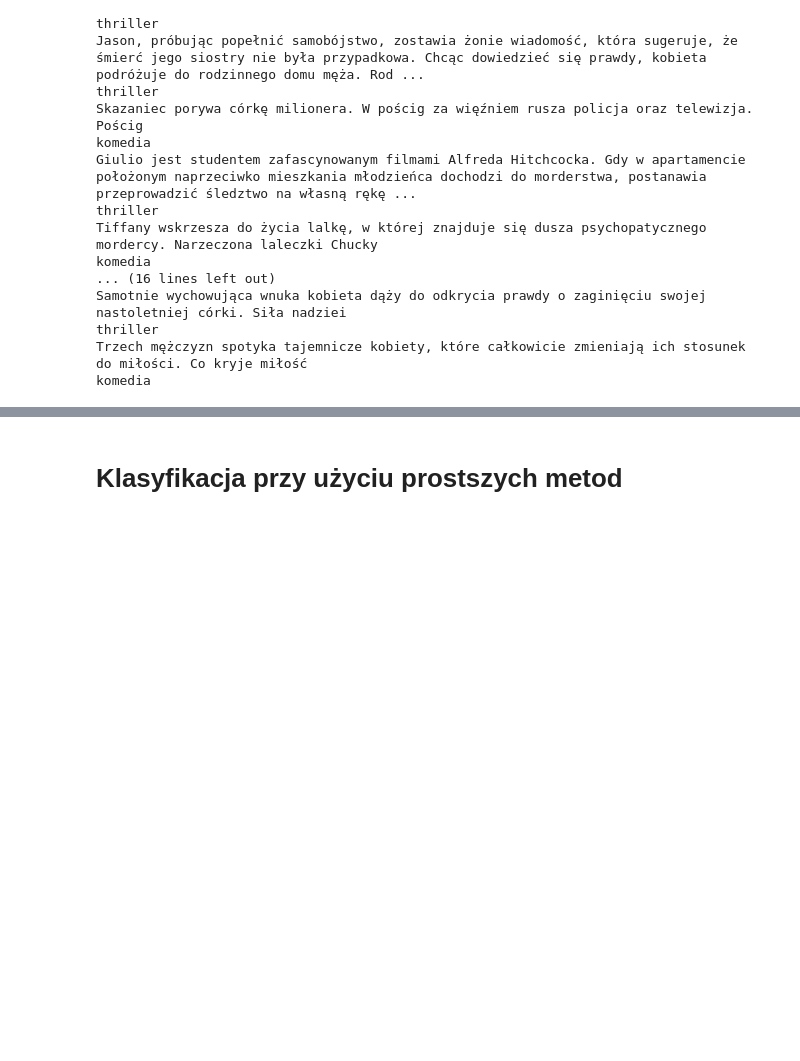
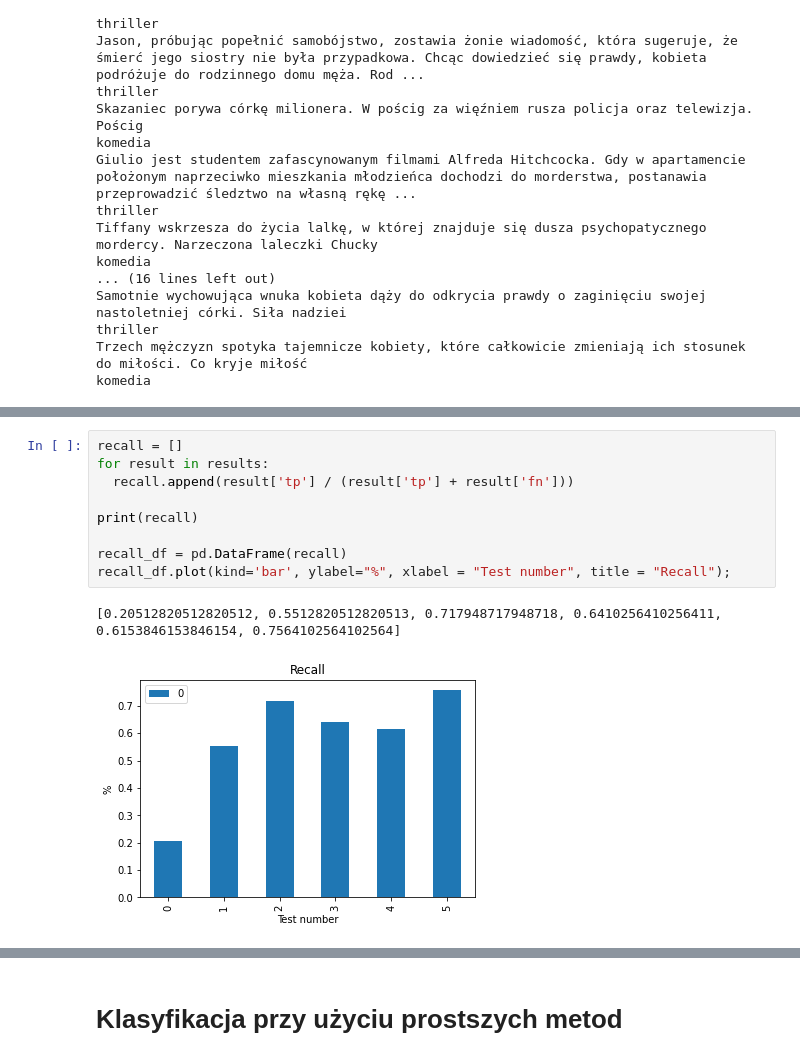
Before and after one commit to magdalena-b/fundamentals-of-artificial-intelligence, a Jupyter notebook: MSI_klasyfikacja_tekstu.ipynb, the cells around one changed output, grey strips where cells are left out. Drawn from its saved outputs; the diff is of its cells as text; blank space fills up the shorter version.

```diff
--- a/MSI_klasyfikacja_tekstu.ipynb
+++ b/MSI_klasyfikacja_tekstu.ipynb
@@ -541,0 +420,12 @@ komedia
+# %%
+recall = []
+for result in results:
+  recall.append(result['tp'] / (result['tp'] + result['fn']))
+
+print(recall)
+
+recall_df = pd.DataFrame(recall)
+recall_df.plot(kind='bar', ylabel="%", xlabel = "Test number", title = "Recall");
+# %% [output]
+[0.20512820512820512, 0.5512820512820513, 0.717948717948718, 0.6410256410256411, 0.6153846153846154, 0.7564102564102564]
+[figure, added]
```
Also changed, not shown: parts of 41 cells of this notebook.
